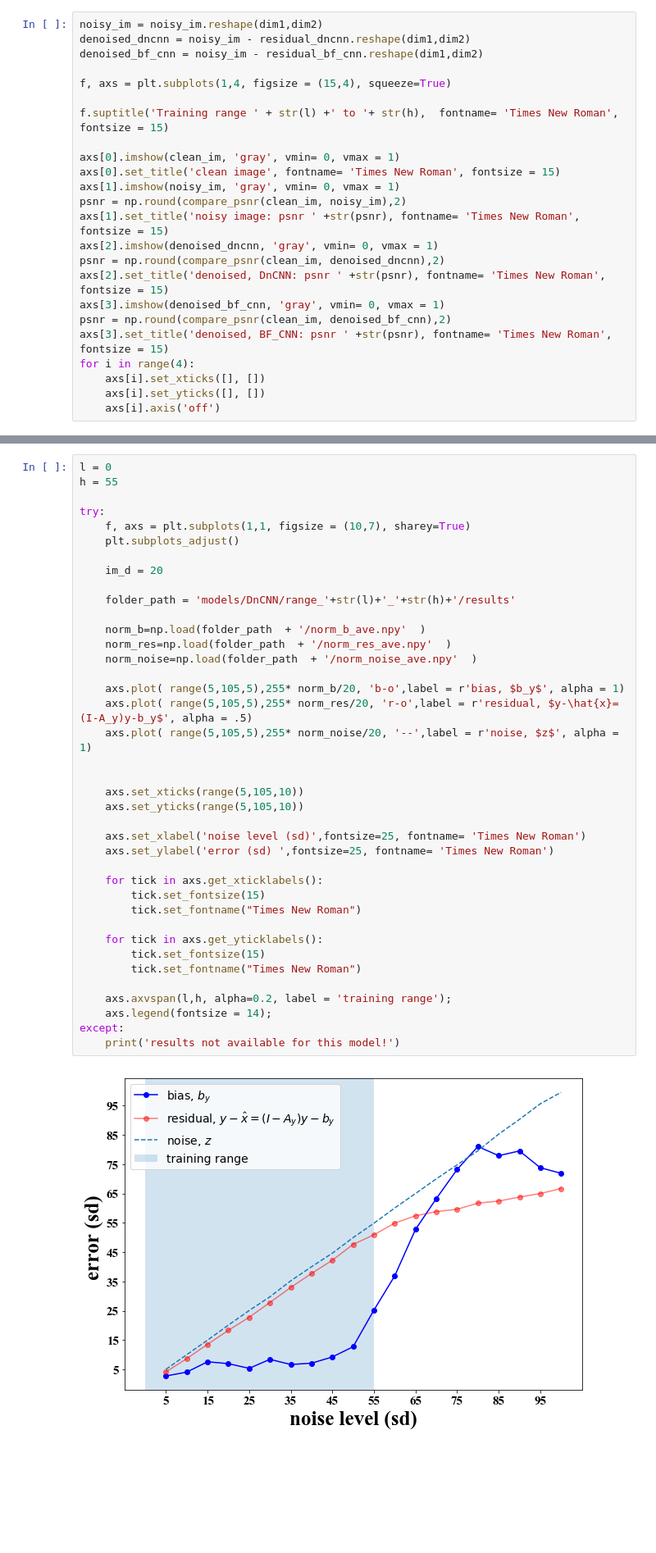
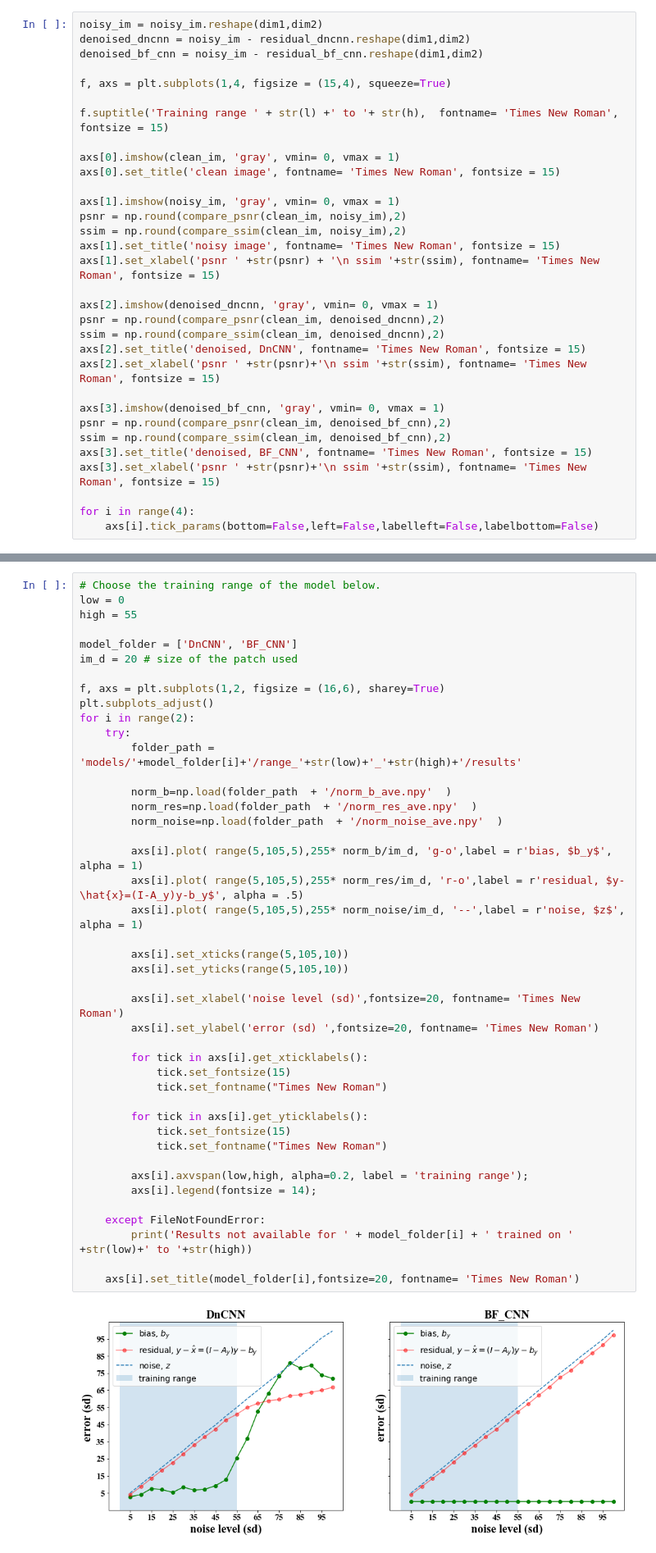
Before and after one commit to LabForComputationalVision/bias_free_denoising, a Jupyter notebook: generalization_demos.ipynb, the cells around one changed output, grey strips where cells are left out. Shown: that part at 82% size. Saved outputs shown, nothing was run; the diff lists cells and outputs as text; blank space fills up the shorter version.

```diff
--- a/generalization_demos.ipynb
+++ b/generalization_demos.ipynb
@@ -102,17 +118,25 @@ f.suptitle('Training range ' + str(l) +' to '+ str(h),  fontname= 'Times New Rom
 
 axs[0].imshow(clean_im, 'gray', vmin= 0, vmax = 1)
 axs[0].set_title('clean image', fontname= 'Times New Roman', fontsize = 15)
+
 axs[1].imshow(noisy_im, 'gray', vmin= 0, vmax = 1)
 psnr = np.round(compare_psnr(clean_im, noisy_im),2)
-axs[1].set_title('noisy image: psnr ' +str(psnr), fontname= 'Times New Roman', fontsize = 15)
+ssim = np.round(compare_ssim(clean_im, noisy_im),2)
+axs[1].set_title('noisy image', fontname= 'Times New Roman', fontsize = 15)
+axs[1].set_xlabel('psnr ' +str(psnr) + '\n ssim '+str(ssim), fontname= 'Times New Roman', fontsize = 15)
+
 axs[2].imshow(denoised_dncnn, 'gray', vmin= 0, vmax = 1)
 psnr = np.round(compare_psnr(clean_im, denoised_dncnn),2)
-axs[2].set_title('denoised, DnCNN: psnr ' +str(psnr), fontname= 'Times New Roman', fontsize = 15)
+ssim = np.round(compare_ssim(clean_im, denoised_dncnn),2)
+axs[2].set_title('denoised, DnCNN', fontname= 'Times New Roman', fontsize = 15)
+axs[2].set_xlabel('psnr ' +str(psnr)+'\n ssim '+str(ssim), fontname= 'Times New Roman', fontsize = 15)
+
 axs[3].imshow(denoised_bf_cnn, 'gray', vmin= 0, vmax = 1)
 psnr = np.round(compare_psnr(clean_im, denoised_bf_cnn),2)
-axs[3].set_title('denoised, BF_CNN: psnr ' +str(psnr), fontname= 'Times New Roman', fontsize = 15)
+ssim = np.round(compare_ssim(clean_im, denoised_bf_cnn),2)
+axs[3].set_title('denoised, BF_CNN', fontname= 'Times New Roman', fontsize = 15)
+axs[3].set_xlabel('psnr ' +str(psnr)+'\n ssim '+str(ssim), fontname= 'Times New Roman', fontsize = 15)
+
 for i in range(4):
-    axs[i].set_xticks([], [])
-    axs[i].set_yticks([], [])
-    axs[i].axis('off')
+    axs[i].tick_params(bottom=False,left=False,labelleft=False,labelbottom=False)
 # %% [output]
@@ -165,41 +192,45 @@ In order to try this results on another network, run bias_linear_decomp.py modul
 # %%
-l = 0
-h = 55
+# Choose the training range of the model below.
+low = 0
+high = 55
 
-try:
-    f, axs = plt.subplots(1,1, figsize = (10,7), sharey=True)
-    plt.subplots_adjust()
+model_folder = ['DnCNN', 'BF_CNN']
+im_d = 20 # size of the patch used
 
-    im_d = 20
+f, axs = plt.subplots(1,2, figsize = (16,6), sharey=True)
+plt.subplots_adjust()
+for i in range(2):
+    try:
+        folder_path = 'models/'+model_folder[i]+'/range_'+str(low)+'_'+str(high)+'/results'
 
-    folder_path = 'models/DnCNN/range_'+str(l)+'_'+str(h)+'/results'
+        norm_b=np.load(folder_path  + '/norm_b_ave.npy'  )
+        norm_res=np.load(folder_path  + '/norm_res_ave.npy'  )
+        norm_noise=np.load(folder_path  + '/norm_noise_ave.npy'  )
 
-    norm_b=np.load(folder_path  + '/norm_b_ave.npy'  )
-    norm_res=np.load(folder_path  + '/norm_res_ave.npy'  )
-    norm_noise=np.load(folder_path  + '/norm_noise_ave.npy'  )
+        axs[i].plot( range(5,105,5),255* norm_b/im_d, 'g-o',label = r'bias, $b_y$', alpha = 1)
+        axs[i].plot( range(5,105,5),255* norm_res/im_d, 'r-o',label = r'residual, $y-\hat{x}=(I-A_y)y-b_y$', alpha = .5)
+        axs[i].plot( range(5,105,5),255* norm_noise/im_d, '--',label = r'noise, $z$', alpha = 1)
 
-    axs.plot( range(5,105,5),255* norm_b/20, 'b-o',label = r'bias, $b_y$', alpha = 1)
-    axs.plot( range(5,105,5),255* norm_res/20, 'r-o',label = r'residual, $y-\hat{x}=(I-A_y)y-b_y$', alpha = .5)
-    axs.plot( range(5,105,5),255* norm_noise/20, '--',label = r'noise, $z$', alpha = 1)
+        axs[i].set_xticks(range(5,105,10))
+        axs[i].set_yticks(range(5,105,10))
 
+        axs[i].set_xlabel('noise level (sd)',fontsize=20, fontname= 'Times New Roman')
+        axs[i].set_ylabel('error (sd) ',fontsize=20, fontname= 'Times New Roman')
 
-    axs.set_xticks(range(5,105,10))
-    axs.set_yticks(range(5,105,10))
+        for tick in axs[i].get_xticklabels():
+            tick.set_fontsize(15)
+            tick.set_fontname("Times New Roman")
 
-    axs.set_xlabel('noise level (sd)',fontsize=25, fontname= 'Times New Roman')
-    axs.set_ylabel('error (sd) ',fontsize=25, fontname= 'Times New Roman')
+        for tick in axs[i].get_yticklabels():
+            tick.set_fontsize(15)
+            tick.set_fontname("Times New Roman")
 
-    for tick in axs.get_xticklabels():
-        tick.set_fontsize(15)
-        tick.set_fontname("Times New Roman")
+        axs[i].axvspan(low,high, alpha=0.2, label = 'training range');
+        axs[i].legend(fontsize = 14);
 
-    for tick in axs.get_yticklabels():
-        tick.set_fontsize(15)
-        tick.set_fontname("Times New Roman")
+    except FileNotFoundError:
+        print('Results not available for ' + model_folder[i] + ' trained on ' +str(low)+' to '+str(high))
 
-    axs.axvspan(l,h, alpha=0.2, label = 'training range');
-    axs.legend(fontsize = 14);
-except:
-    print('results not available for this model!')
+    axs[i].set_title(model_folder[i],fontsize=20, fontname= 'Times New Roman')
 # %% [output]
-[figure, old version]
+[figure, new version]
```
Also changed, not shown: parts of 13 cells of this notebook, 27 other files.
